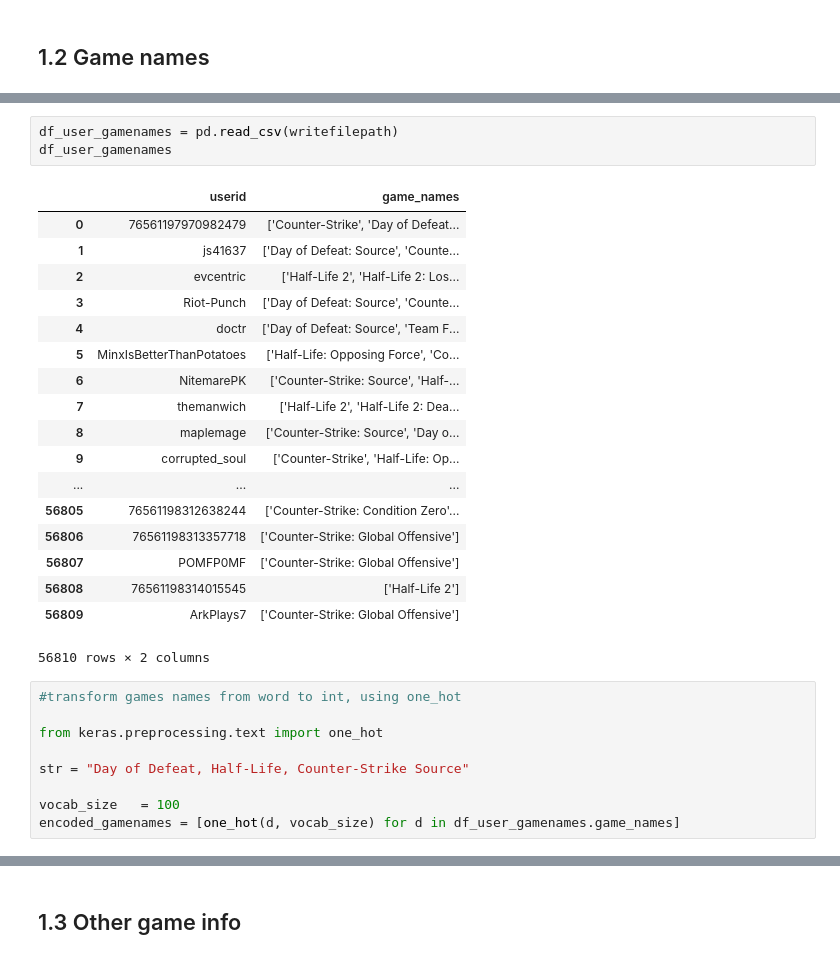
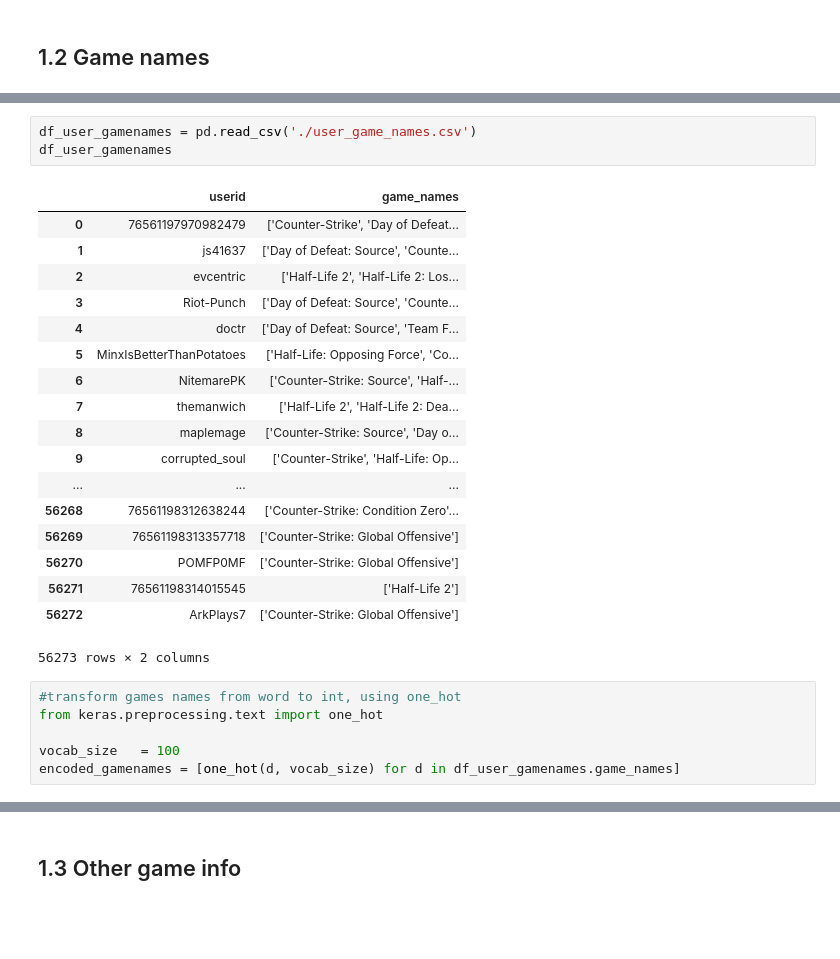
Before and after one commit to yshuidie/steamNNRecom, a Jupyter notebook: notebooks/Steam - basic framework.ipynb, the cells around one changed output, grey strips where cells are left out. Cells and saved outputs as stored; diff of their text form; blank space fills up the shorter version.

```diff
--- a/notebooks/Steam - basic framework.ipynb
+++ b/notebooks/Steam - basic framework.ipynb
@@ -240,31 +270,28 @@ df.to_csv(writefilepath, index=False)
 # %%
-df_user_gamenames = pd.read_csv(writefilepath)
+df_user_gamenames = pd.read_csv('./user_game_names.csv')
 df_user_gamenames
 # %% [output]
 |  | userid | game_names |
 | 0 | 76561197970982479 | ['Counter-Strike', 'Day of Defeat... |
 | 1 | js41637 | ['Day of Defeat: Source', 'Counte... |
 | 2 | evcentric | ['Half-Life 2', 'Half-Life 2: Los... |
 | 3 | Riot-Punch | ['Day of Defeat: Source', 'Counte... |
 | 4 | doctr | ['Day of Defeat: Source', 'Team F... |
 | 5 | MinxIsBetterThanPotatoes | ['Half-Life: Opposing Force', 'Co... |
 | 6 | NitemarePK | ['Counter-Strike: Source', 'Half-... |
 | 7 | themanwich | ['Half-Life 2', 'Half-Life 2: Dea... |
 | 8 | maplemage | ['Counter-Strike: Source', 'Day o... |
 | 9 | corrupted_soul | ['Counter-Strike', 'Half-Life: Op... |
 | ... | ... | ... |
-| 56805 | 76561198312638244 | ['Counter-Strike: Condition Zero'... |
-| 56806 | 76561198313357718 | ['Counter-Strike: Global Offensive'] |
-| 56807 | POMFP0MF | ['Counter-Strike: Global Offensive'] |
-| 56808 | 76561198314015545 | ['Half-Life 2'] |
-| 56809 | ArkPlays7 | ['Counter-Strike: Global Offensive'] |
+| 56268 | 76561198312638244 | ['Counter-Strike: Condition Zero'... |
+| 56269 | 76561198313357718 | ['Counter-Strike: Global Offensive'] |
+| 56270 | POMFP0MF | ['Counter-Strike: Global Offensive'] |
+| 56271 | 76561198314015545 | ['Half-Life 2'] |
+| 56272 | ArkPlays7 | ['Counter-Strike: Global Offensive'] |
-56810 rows × 2 columns
+56273 rows × 2 columns
 # %%
 #transform games names from word to int, using one_hot
-
 from keras.preprocessing.text import one_hot
-
-str = "Day of Defeat, Half-Life, Counter-Strike Source"
 
 vocab_size   = 100
 encoded_gamenames = [one_hot(d, vocab_size) for d in df_user_gamenames.game_names]
```
Also changed, not shown: parts of 17 cells of this notebook.
